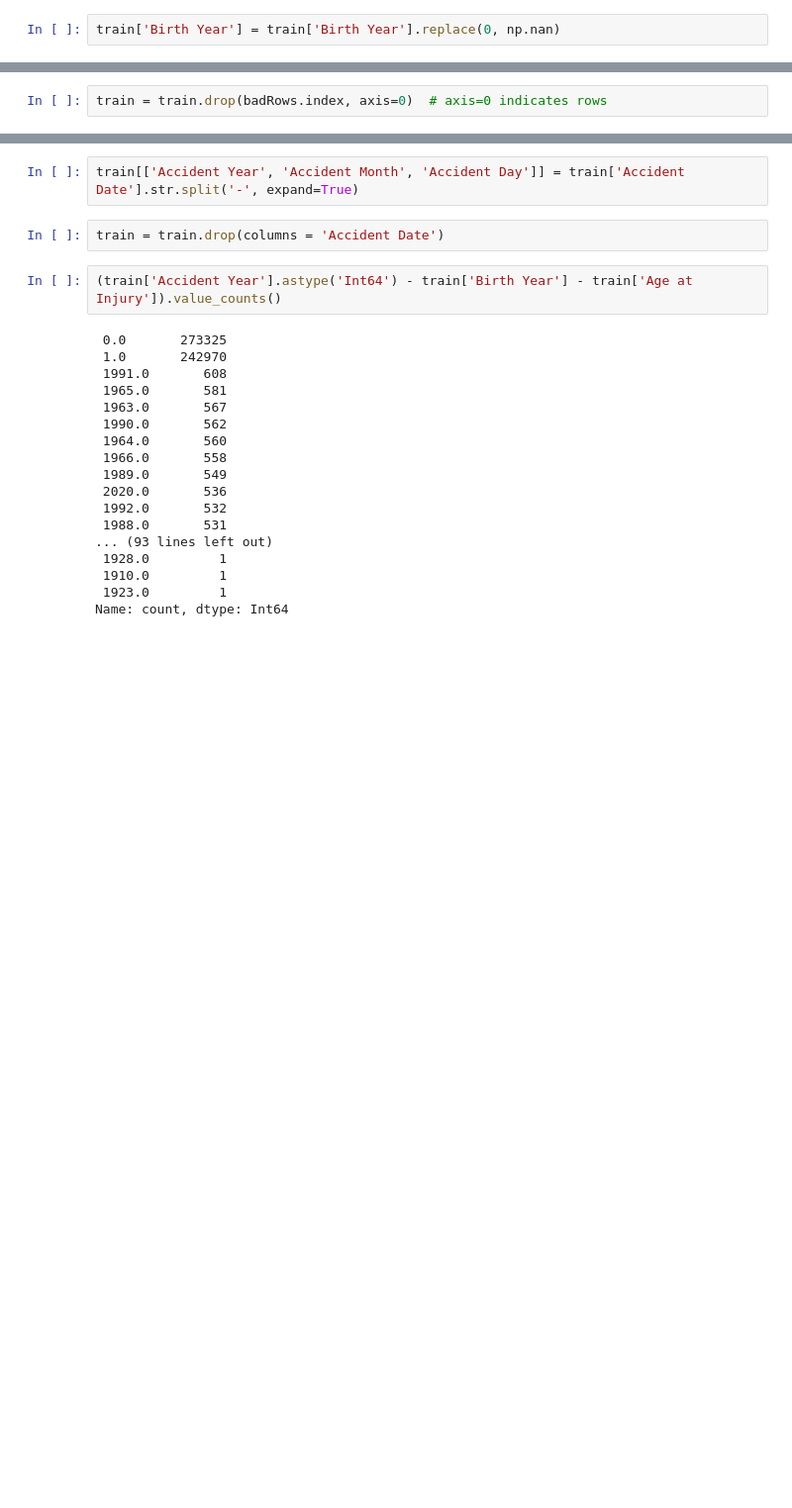
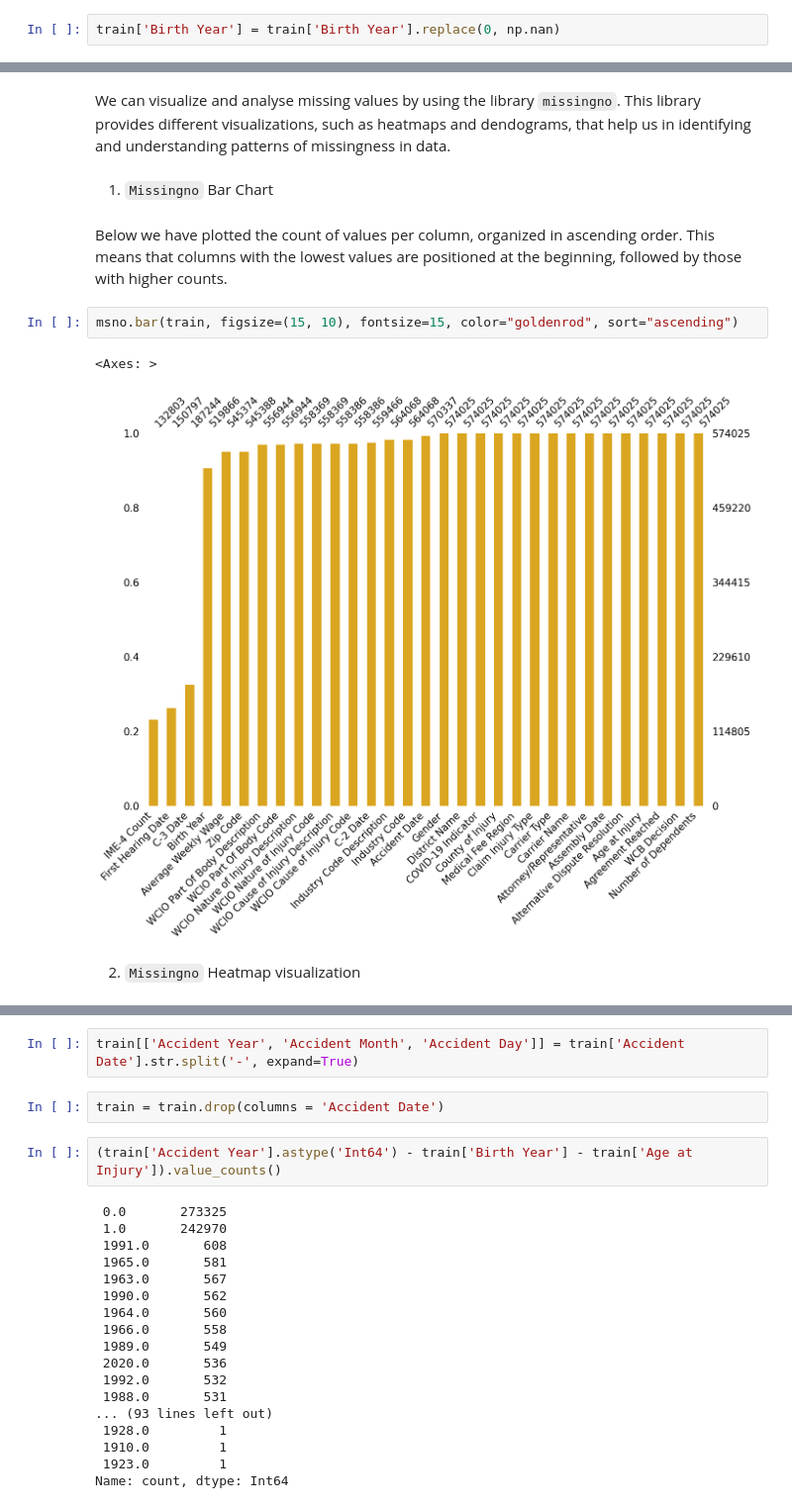
Before and after one commit to LeonardoDiCaterina/Machine_Learning_G19, a Jupyter notebook: Notebooks/Data_Pre-processing.ipynb, the cells around one changed output, grey strips where cells are left out. Shown at 99% size. Saved outputs shown, nothing was run; the diff lists cells and outputs as text; blank space fills up the shorter version.

Commit message:
i still have to continue

```diff
--- a/Notebooks/Data_Pre-processing.ipynb
+++ b/Notebooks/Data_Pre-processing.ipynb
@@ -324,2 +279,0 @@ Index([957648180, 363651794, 209507552, 970865999, 807753247, 395971406,
-# %%
-train = train.drop(badRows.index, axis=0)  # axis=0 indicates rows
@@ -404,0 +331,13 @@ Index(['Accident Date', 'Age at Injury', 'Alternative Dispute Resolution',
+# %% [markdown]
+We can visualize and analyse missing values by using the library `missingno`. This library provides different visualizations, such as heatmaps and dendograms, that help us in identifying and understanding patterns of missingness in data.
+# %% [markdown]
+1. `Missingno` Bar Chart
+# %% [markdown]
+Below we have plotted the count of values per column, organized in ascending order. This means that columns with the lowest values are positioned at the beginning, followed by those with higher counts.
+# %%
+msno.bar(train, figsize=(15, 10), fontsize=15, color="goldenrod", sort="ascending")
+# %% [output]
+<Axes: >
+[figure, added]
+# %% [markdown]
+2. `Missingno` Heatmap visualization
```
Also changed, not shown: parts of 59 cells of this notebook.
